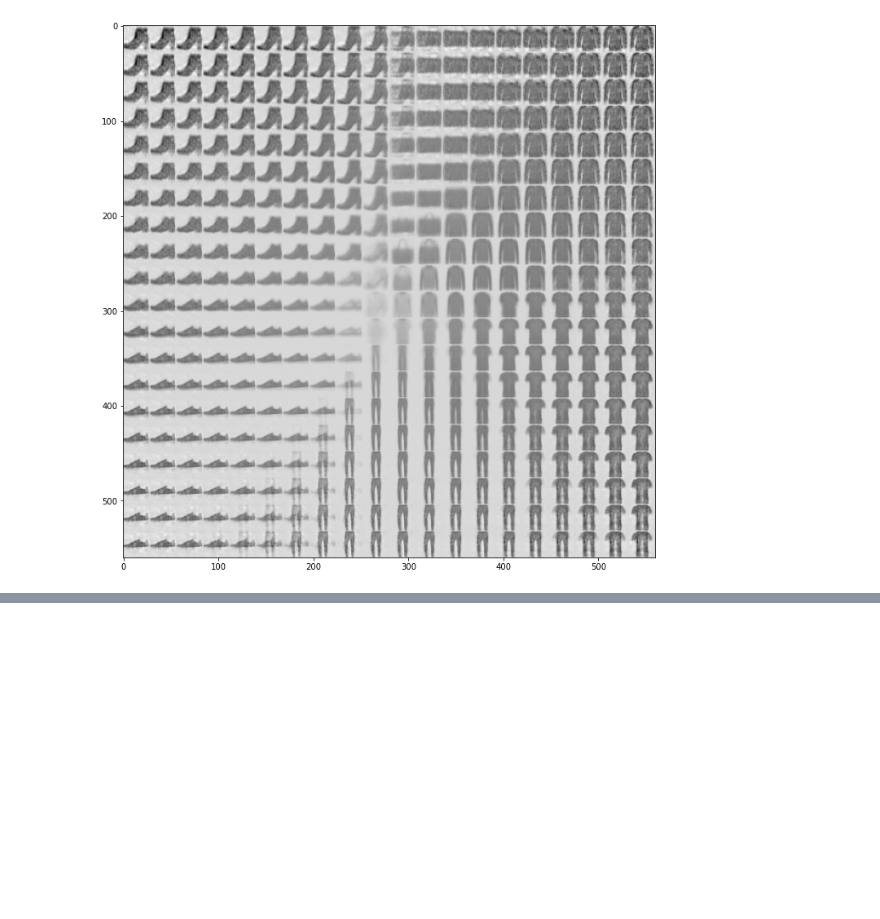
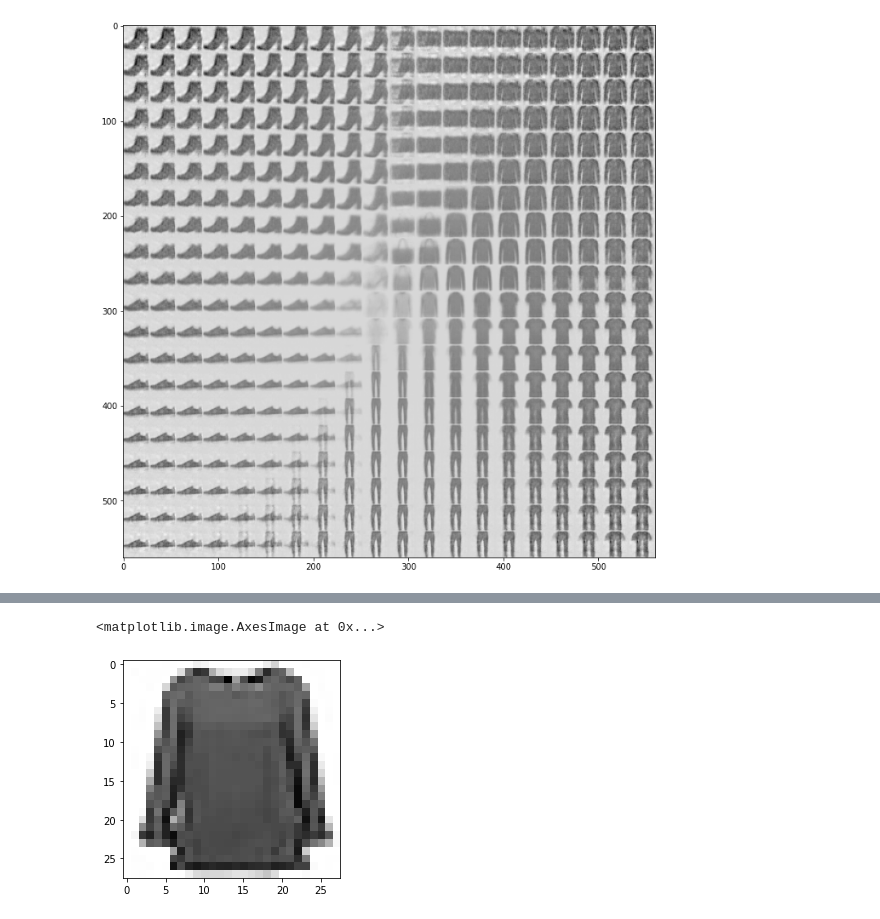
Before and after one commit to SamShowalter/CS273_Final_Project_VAE, a Jupyter notebook: notebooks/VAE_Training.ipynb, the cells around one changed output, grey strips where cells are left out. Drawn from its saved outputs; the diff is of its cells as text; code cells hidden in the pictures; blank space fills up the shorter version.

```diff
--- a/notebooks/VAE_Training.ipynb
+++ b/notebooks/VAE_Training.ipynb
@@ -143,0 +159,5 @@ plt.imshow(torch.squeeze(fvae.sample(1).detach().cpu()), cmap = "Greys");
+# %%
+plt.imshow(torch.squeeze(b), cmap = 'Greys')
+# %% [output]
+<matplotlib.image.AxesImage at 0x...>
+[figure, added]
```
Also changed, not shown: parts of 9 cells of this notebook, 1 other file.
